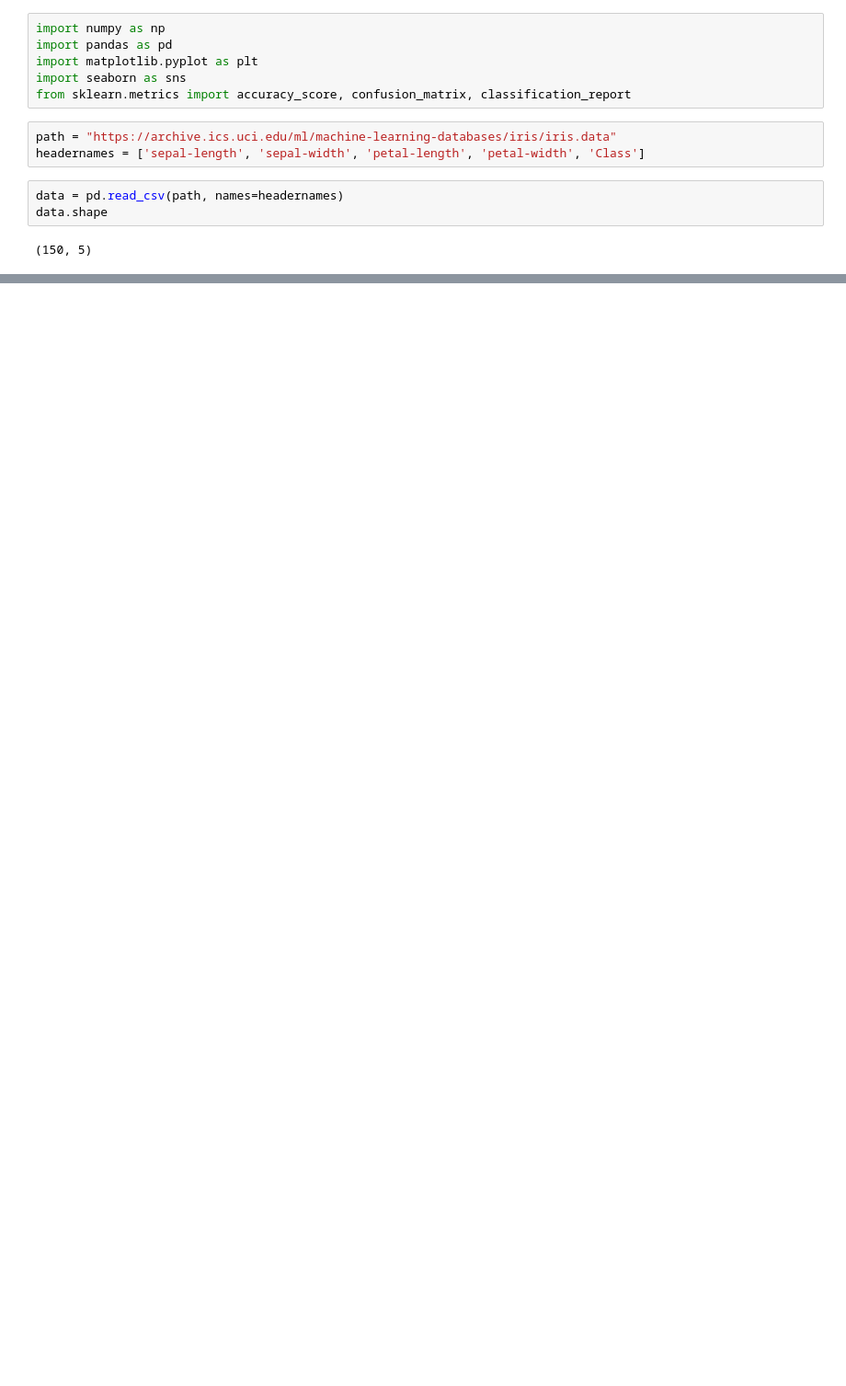
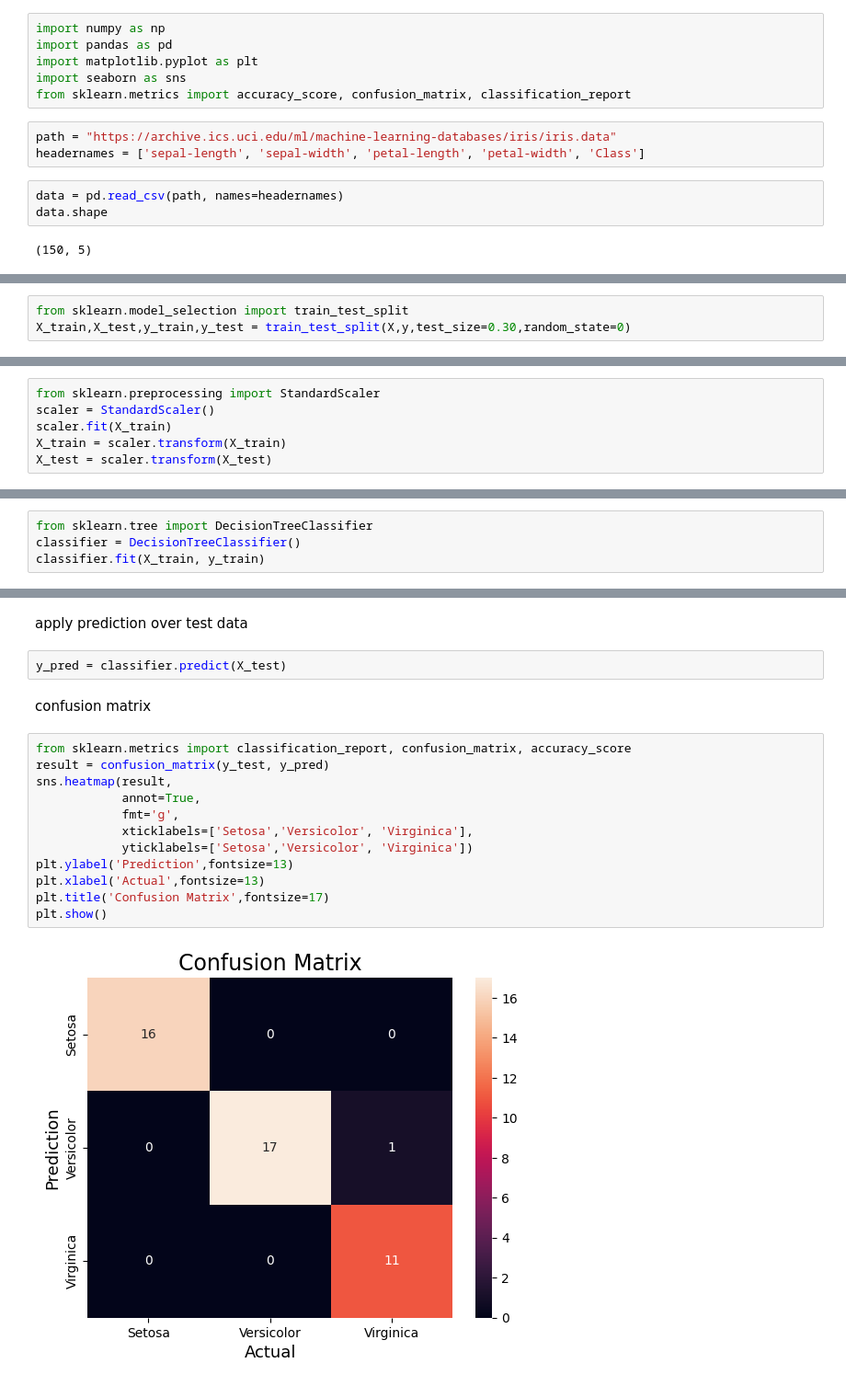
Before and after one commit to sivashankarc/MachineLearning, a Jupyter notebook: DecisionTree_RandomForest_SupervisedLearning.ipynb, the cells around one changed output, grey strips where cells are left out. Shown at 92% size. Drawn from its saved outputs; the diff is of its cells as text; blank space fills up the shorter version.

```diff
--- a/DecisionTree_RandomForest_SupervisedLearning.ipynb
+++ b/DecisionTree_RandomForest_SupervisedLearning.ipynb
@@ -16,0 +33,3 @@ data.shape
+# %%
+from sklearn.model_selection import train_test_split
+X_train,X_test,y_train,y_test = train_test_split(X,y,test_size=0.30,random_state=0)
@@ -16,0 +38,6 @@ data.shape
+# %%
+from sklearn.preprocessing import StandardScaler
+scaler = StandardScaler()
+scaler.fit(X_train)
+X_train = scaler.transform(X_train)
+X_test = scaler.transform(X_test)
@@ -16,0 +46,4 @@ data.shape
+# %%
+from sklearn.tree import DecisionTreeClassifier
+classifier = DecisionTreeClassifier()
+classifier.fit(X_train, y_train)
@@ -16,0 +61,20 @@ data.shape
+# %% [markdown]
+apply prediction over test data
+# %%
+y_pred = classifier.predict(X_test)
+# %% [markdown]
+confusion matrix
+# %%
+from sklearn.metrics import classification_report, confusion_matrix, accuracy_score
+result = confusion_matrix(y_test, y_pred)
+sns.heatmap(result,
+            annot=True,
+            fmt='g',
+            xticklabels=['Setosa','Versicolor', 'Virginica'],
+            yticklabels=['Setosa','Versicolor', 'Virginica'])
+plt.ylabel('Prediction',fontsize=13)
+plt.xlabel('Actual',fontsize=13)
+plt.title('Confusion Matrix',fontsize=17)
+plt.show()
+# %% [output]
+[figure, added]
```
Also changed, not shown: parts of 19 cells of this notebook.
